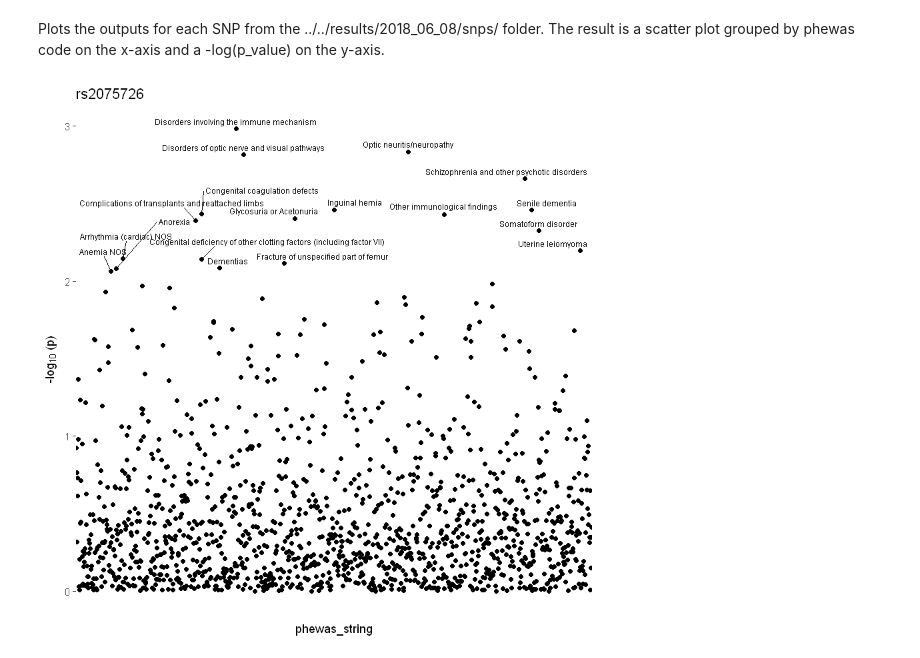
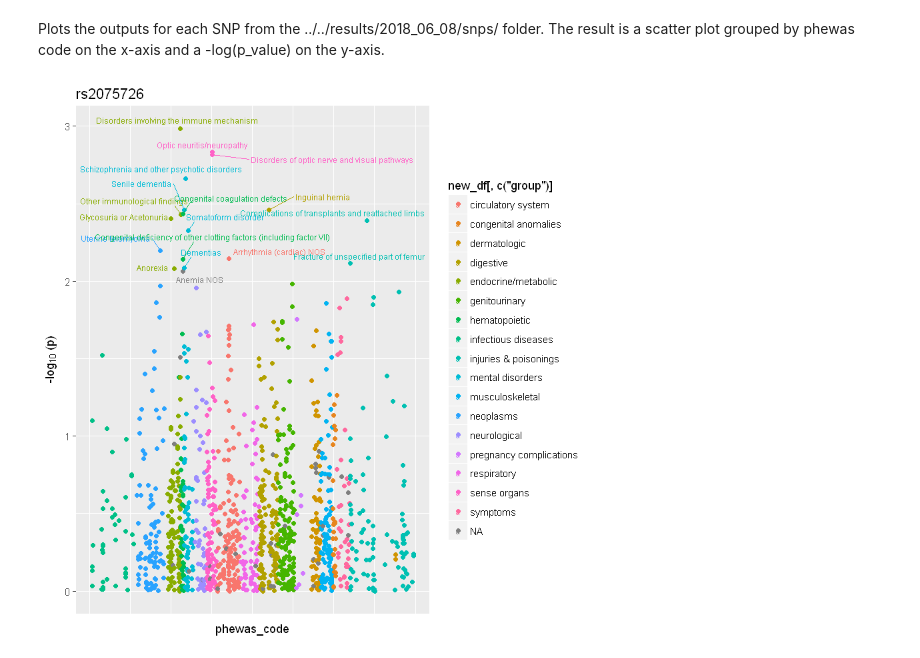
Before and after one commit to DanielY1783/ptb_gwas_phewas, a Jupyter notebook: bin/2018_06_08 PheWAS Notebook/Plot_SNPs.ipynb, the cells around one changed output. Cells and saved outputs as stored; diff of their text form; code cells hidden in the pictures.

Commit message:
Updated R program to create scatter plots based on the PheWAS code

```diff
--- a/bin/2018_06_08 PheWAS Notebook/Plot_SNPs.ipynb
+++ b/bin/2018_06_08 PheWAS Notebook/Plot_SNPs.ipynb
@@ -10,30 +10,79 @@ library(stringr)
 # %%
 # Read in all the SNPs
 snps_df <- read.table("../../results/2018_06_08/combined/set_output.csv", sep = '\t')
+
+# Load in grouping of phewas codes.
+load(file = "../../data/2018_06_08_phewas_groups/pheinfo.rda")
+
+# Convert the phecodes to numerics
+pheinfo[,c("phecode")] <- as.numeric(pheinfo[,c("phecode")])
 # %%
-# Iterate over all the SNPs in both the GWAS and PheWAS
-for (i in snps_df){
+# Iterate over all the SNPs in both the GWAS and PheWAS to create plots.
+for (i in snps_df) {
   # Open the files for each SNP.
-  cur_snp_str <- paste("../../results/2018_06_08/snps/", i, ".csv", sep = "")
+  cur_snp_str <-
+    paste("../../results/2018_06_08/snps/", i, ".csv", sep = "")
   cur_snp_df <- read.csv(cur_snp_str, sep = '\t')
 
   # Make a copy to take the -log base 10 of the p-values.
   new_df <- cur_snp_df
-  new_df[,c("p")] = -log(new_df[,c("p")], 10)
+  new_df[, c("p")] = -log(new_df[, c("p")], 10)
 
-  # Print plot, with points with a -log(p) > 2 labeled with phewas string.
-  print(ggplot(new_df, aes(x = phewas_string, y = p)) +
-          geom_point() +
-          labs(y = expression('-log'[10]*' (p)'), title = i) +
-          theme(axis.text.x=element_blank(),
-                axis.ticks.x=element_blank()) +
-          geom_text_repel(
-            aes(label = ifelse(p > 2, as.character(phewas_string), '')),
-            size = 2.5,
-            hjust = 0.5,
-            vjust = 1,
-            force = 2,
-            max.iter = 1000))
+  # Merge the pheinfo dataframe with the dataframe with the SNP info on the phewas_code
+  new_df <-
+    merge(
+      x = new_df,
+      y = pheinfo,
+      by.x = "phewas_code",
+      by.y = "phecode",
+      all.x = TRUE,
+      sort = TRUE
+    )
+
+  # Print to notebook
+  print(
+    ggplot(new_df, aes(x = phewas_code, y = p)) +
+      geom_point(aes(color = new_df[,c("group")])) +
+      labs(y = expression('-log'[10] * ' (p)'),
+           title = i) +
+      theme(
+        axis.text.x = element_blank(),
+        axis.ticks.x = element_blank()) +
+      geom_text_repel(
+        aes(label = ifelse(p > 2, as.character(phewas_string), ''), color = new_df[,c("group")]),
+        size = 2.5,
+        hjust = 0.5,
+        vjust = 1,
+        force = 3
+      )
+  )
+
+  # Save to PNG file
+  png_file_name <-
+    paste("../../results/2018_06_08/plots/", i, ".png", sep = "")
+  png(
+    filename = png_file_name,
+    width = 900,
+    height = 900,
+    res = 100
+  )
+  print(
+    ggplot(new_df, aes(x = phewas_code, y = p)) +
+      geom_point(aes(color = new_df[,c("group")])) +
+      labs(y = expression('-log'[10] * ' (p)'),
+           title = i) +
+      theme(
+        axis.text.x = element_blank(),
+        axis.ticks.x = element_blank()) +
+      geom_text_repel(
+        aes(label = ifelse(p > 2, as.character(phewas_string), ''), color = new_df[,c("group")]),
+        size = 2.5,
+        hjust = 0.5,
+        vjust = 1,
+        force = 3
+      )
+  )
+  dev.off()
 }
 # %% [output]
-[figure, old version]
+[figure, new version]
```
Also changed, not shown: parts of 1 cell of this notebook, 2 other files.
